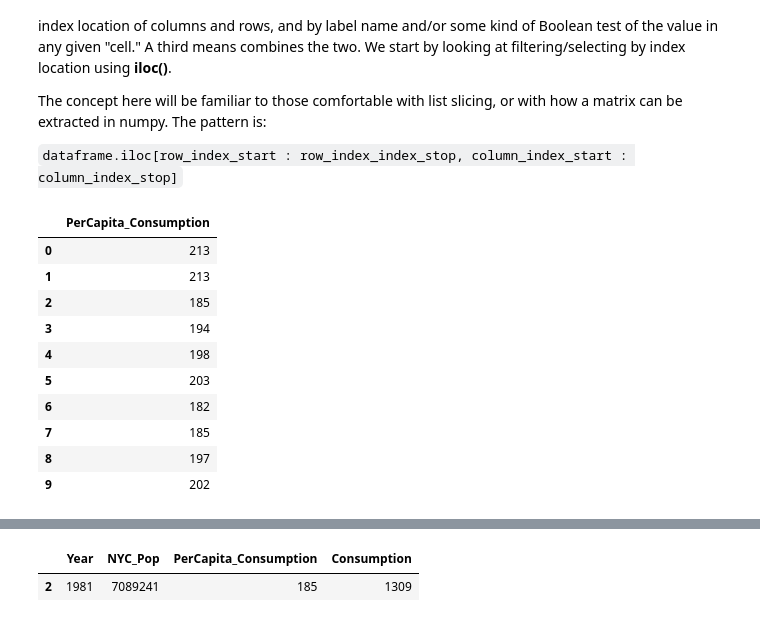
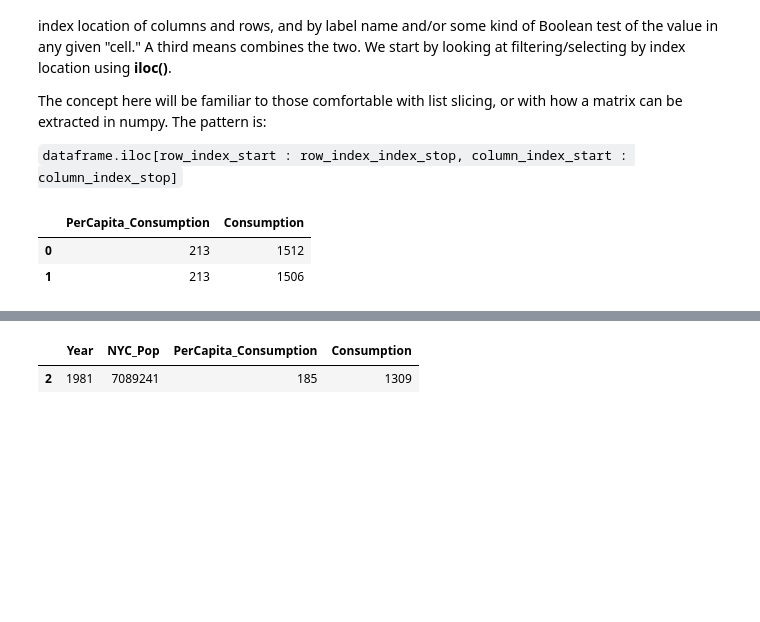
Before and after one commit to NYU-DataServices/startingpandas, a Jupyter notebook: session-notebook-complete.ipynb, the cells around one changed output, grey strips where cells are left out. Cells and saved outputs as stored; diff of their text form; code cells hidden in the pictures; blank space fills up the shorter version.

```diff
--- a/session-notebook-complete.ipynb
+++ b/session-notebook-complete.ipynb
@@ -366,19 +359,11 @@ The concept here will be familiar to those comfortable with list slicing, or wit
 # %%
 # First two rows, third and fourth column only
 
-df_from_csv.iloc[0:10, 2:3]
+df_from_csv.iloc[0:2, 2:4]
 # %% [output]
-|  | PerCapita_Consumption |
-| 0 | 213 |
-| 1 | 213 |
-| 2 | 185 |
-| 3 | 194 |
-| 4 | 198 |
-| 5 | 203 |
-| 6 | 182 |
-| 7 | 185 |
-| 8 | 197 |
-| 9 | 202 |
+|  | PerCapita_Consumption | Consumption |
+| 0 | 213 | 1512 |
+| 1 | 213 | 1506 |
 # %%
 # All rows, second column only
 
```
Also changed, not shown: parts of 9 cells of this notebook, 1 other file.
